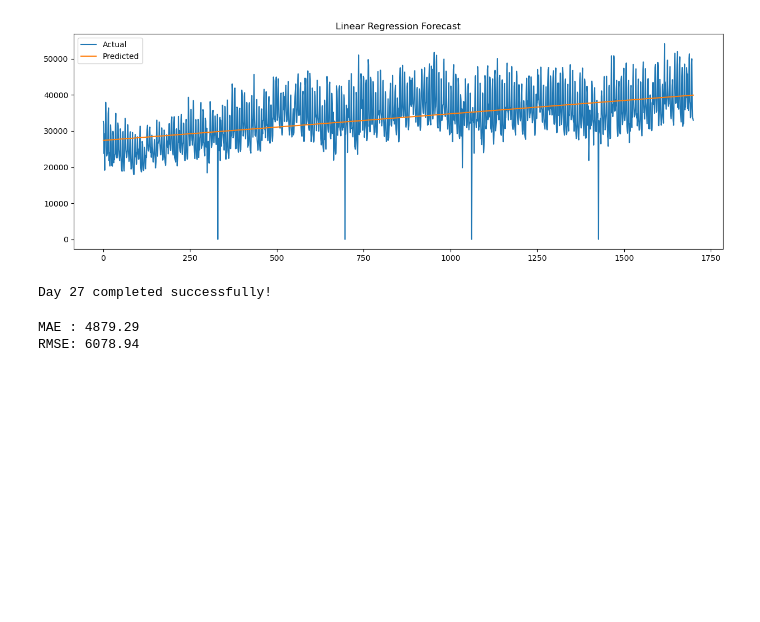
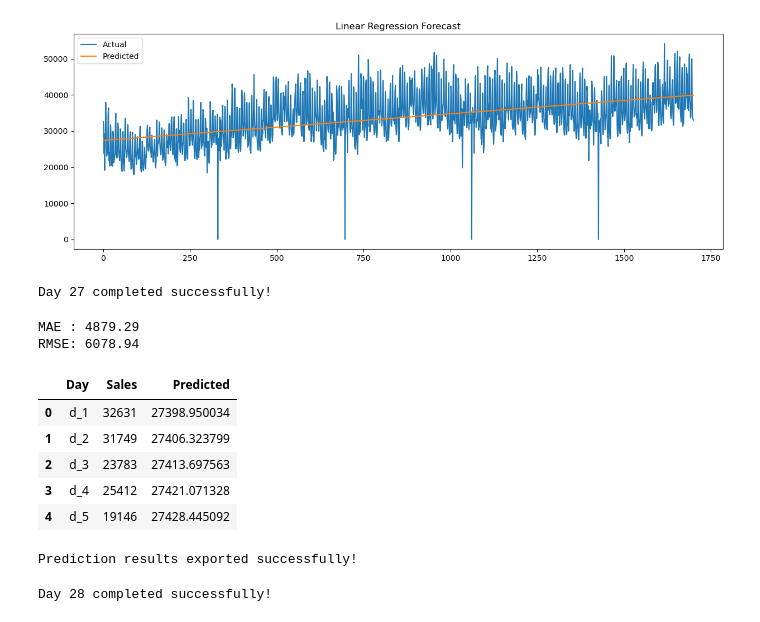
Before and after one commit to PoojaManjunath17/Retail-Demand-Forecasting, a Jupyter notebook: notebooks/Week1_Day1-Copy1.ipynb, the cells around one changed output. Cells and saved outputs as stored; diff of their text form; code cells hidden in the pictures; blank space fills up the shorter version.

Commit message:
Exported prediction results

```diff
--- a/notebooks/Week1_Day1-Copy1.ipynb
+++ b/notebooks/Week1_Day1-Copy1.ipynb
@@ -1774,3 +1774,25 @@ print("RMSE:", round(rmse,2))
 # %% [output]
 MAE : 4879.29
 RMSE: 6078.94
+# %%
+results = train_data.copy()
+results["Predicted"] = predictions
+
+results.head()
+# %% [output]
+|  | Day | Sales | Predicted |
+| 0 | d_1 | 32631 | 27398.950034 |
+| 1 | d_2 | 31749 | 27406.323799 |
+| 2 | d_3 | 23783 | 27413.697563 |
+| 3 | d_4 | 25412 | 27421.071328 |
+| 4 | d_5 | 19146 | 27428.445092 |
+# %%
+results.to_csv("outputs/prediction_results.csv", index=False)
+
+print("Prediction results exported successfully!")
+# %% [output]
+Prediction results exported successfully!
+# %%
+print("Day 28 completed successfully!")
+# %% [output]
+Day 28 completed successfully!
```
Also changed, not shown: 1 other file.
